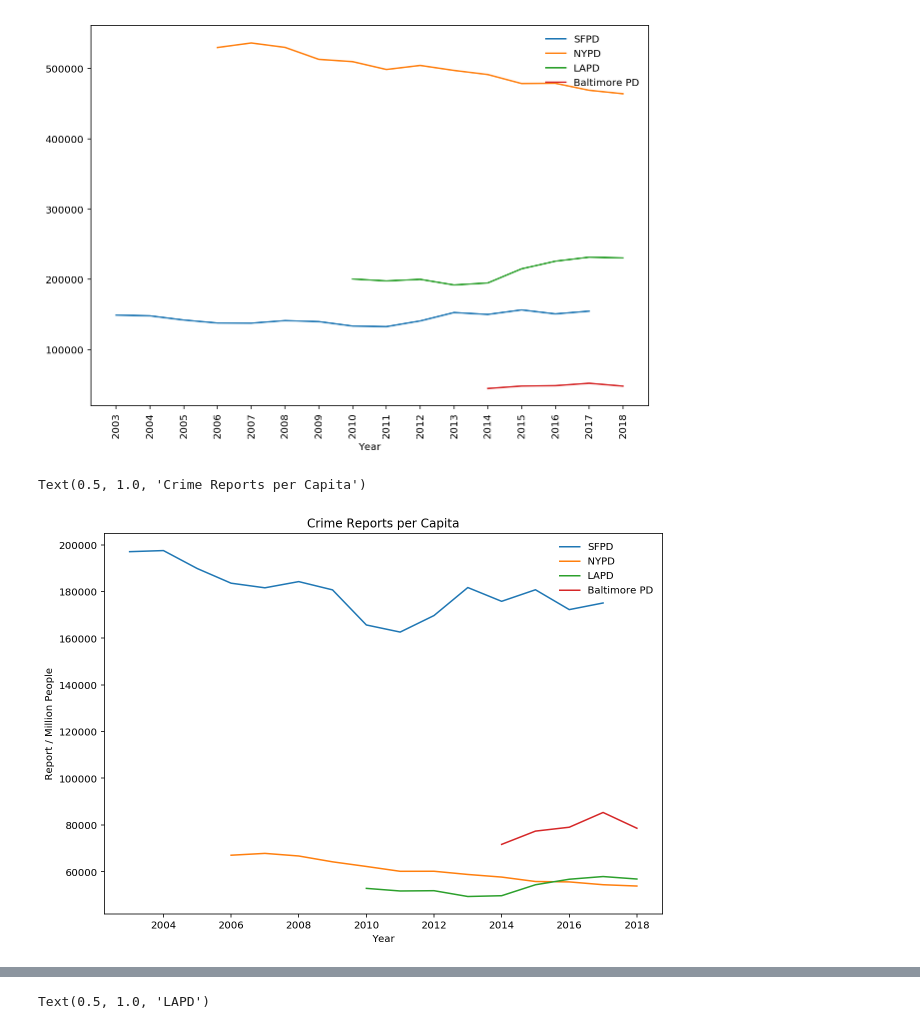
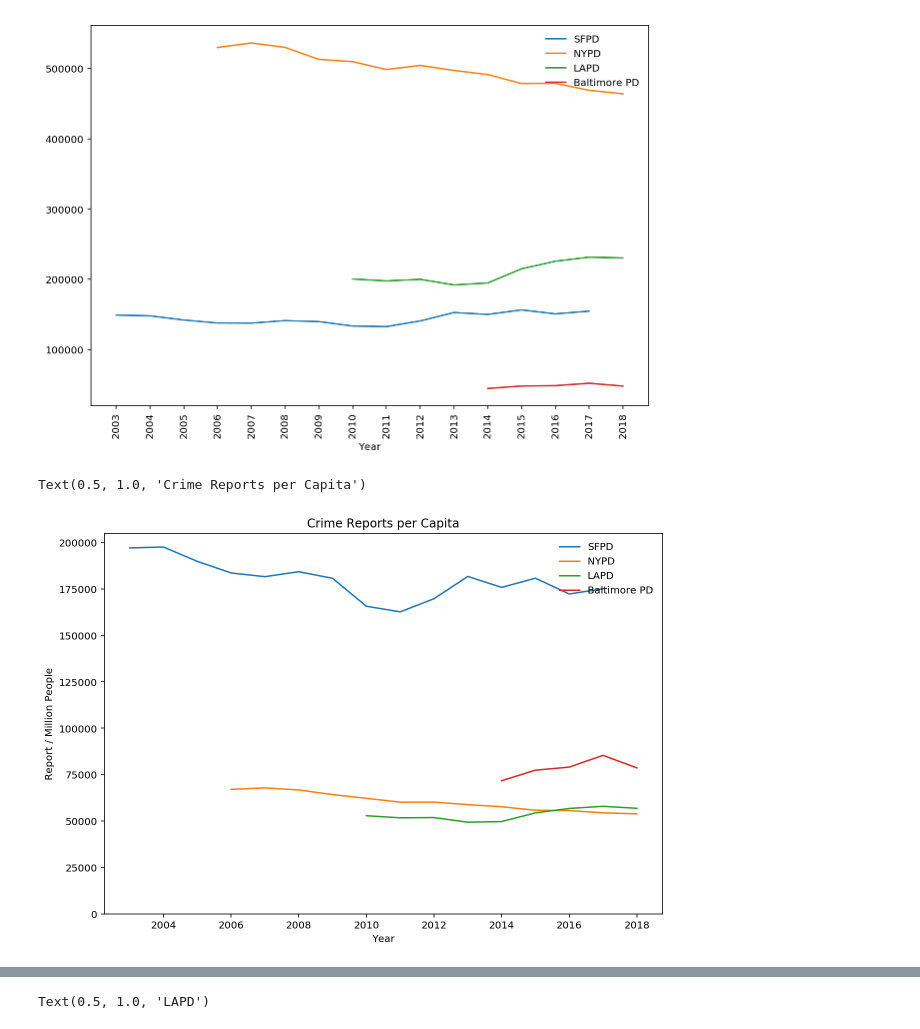
Before and after one commit to cho244/PoliceReports, a Jupyter notebook: Clearning.ipynb, the cells around one changed output, grey strips where cells are left out. Saved outputs shown, nothing was run; the diff lists cells and outputs as text; code cells hidden in the pictures.

```diff
--- a/Clearning.ipynb
+++ b/Clearning.ipynb
@@ -189,18 +190,19 @@ la_pop['Normalized'] = la_pop['Reports']/la_pop['LA_Population']
 # %%
 plt.figure(figsize = (10,7))
 plt.plot(sf_pop['Year'],sf_pop['Normalized'], label = 'SFPD')
 plt.plot(ny_pop['Year'],ny_pop['Normalized'], label = 'NYPD')
 plt.plot(la_pop['Year'],la_pop['Normalized'], label = 'LAPD')
 plt.plot(balt_pop['Year'],balt_pop['Normalized'], label = 'Baltimore PD')
 plt.legend(loc='upper right', frameon=False)
 
 #plt.xticks(rotation='vertical')
 plt.xlabel('Year')
 plt.ylabel('Report / Million People')
+plt.ylim(0)
 plt.title('Crime Reports per Capita')
 # %% [output]
 Text(0.5, 1.0, 'Crime Reports per Capita')
-[figure, old version]
+[figure, new version]
 # %%
 sf_pop['Normalized_severe'] = sf_pop['Red_Card']/sf_pop['SF_Population']
 ny_pop['Normalized_severe'] = ny_pop['Red_Card']/ny_pop['NY_Population']
```
Also changed, not shown: parts of 12 cells of this notebook.
